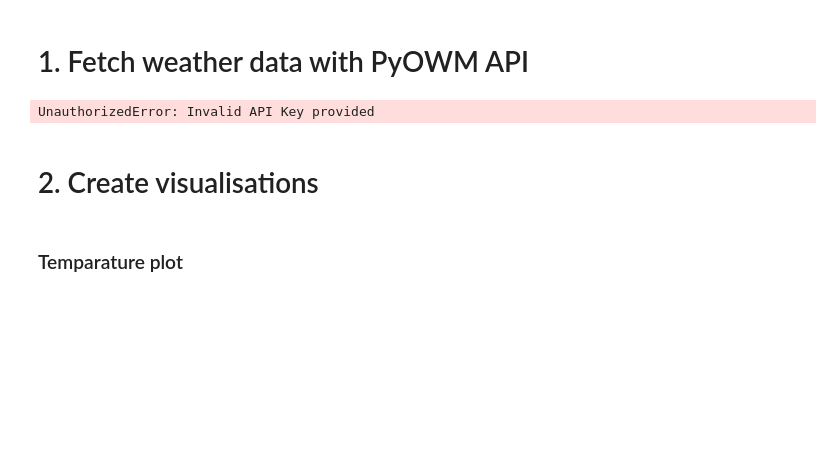
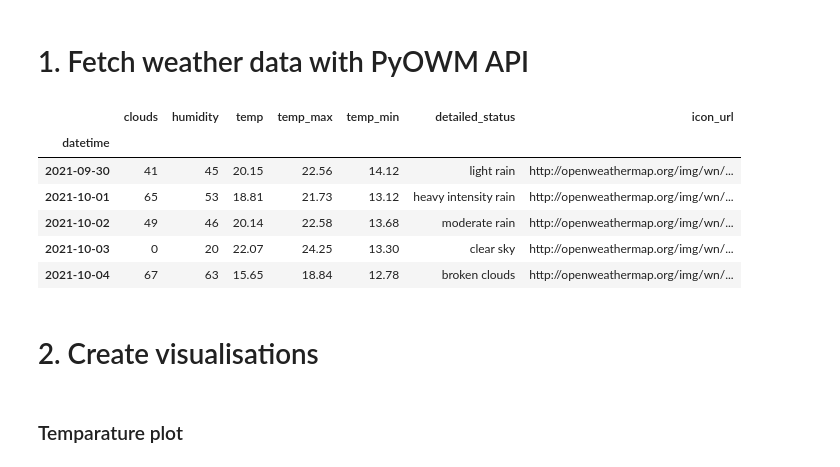
Before and after one commit to ruankie/weather-report, a Jupyter notebook: forecast_template.ipynb, the cells around one changed output. Drawn from its saved outputs; the diff is of its cells as text; code cells hidden in the pictures; blank space fills up the shorter version.

```diff
--- a/forecast_template.ipynb
+++ b/forecast_template.ipynb
@@ -16,11 +17,17 @@ city = 'Berlin,DE'
+# %%
+# include your own locations
+coords_dict = {
+    'Johannesburg': {'lat':-26.193203, 'lon':28.030471},
+    'Berlin': {'lat':52.520283, 'lon':13.404808},
+    'New York': {'lat':40.709765, 'lon':-74.007790},
+    'Sao Paulo': {'lat':-23.607585, 'lon':-46.631223},
+}
 # %% [markdown]
 # 1. Fetch weather data with PyOWM API
 # %%
 # Instantiate forecast object and fetch weather information about city
 mgr = owm.weather_manager()
-forecast = mgr.forecast_at_place(city, 'daily').forecast
+one_call = mgr.one_call(lat=coords_dict[CITY]['lat'], lon=coords_dict[CITY]['lon'])
-# %% [output]
-UnauthorizedError: Invalid API Key provided
 # %%
 
 # Create a dictionary to organize the forecast data for the city of interest
@@ -54,7 +61,16 @@ for weather in forecast:
 # %%
 # Create Dataframe from dictionary
 df = pd.DataFrame.from_dict(dict_forecast)
-df.head()
+df = df.set_index('datetime')
+df
+# %% [output]
+|  | clouds | humidity | temp | temp_max | temp_min | detailed_status | icon_url |
+| datetime |  |  |  |  |  |  |  |
+| 2021-09-30 | 41 | 45 | 20.15 | 22.56 | 14.12 | light rain | http://openweathermap.org/img/wn/... |
+| 2021-10-01 | 65 | 53 | 18.81 | 21.73 | 13.12 | heavy intensity rain | http://openweathermap.org/img/wn/... |
+| 2021-10-02 | 49 | 46 | 20.14 | 22.58 | 13.68 | moderate rain | http://openweathermap.org/img/wn/... |
+| 2021-10-03 | 0 | 20 | 22.07 | 24.25 | 13.30 | clear sky | http://openweathermap.org/img/wn/... |
+| 2021-10-04 | 67 | 63 | 15.65 | 18.84 | 12.78 | broken clouds | http://openweathermap.org/img/wn/... |
 # %% [markdown]
 # 2. Create visualisations
 # %% [markdown]
```
Also changed, not shown: parts of 14 cells of this notebook, 11 other files.
